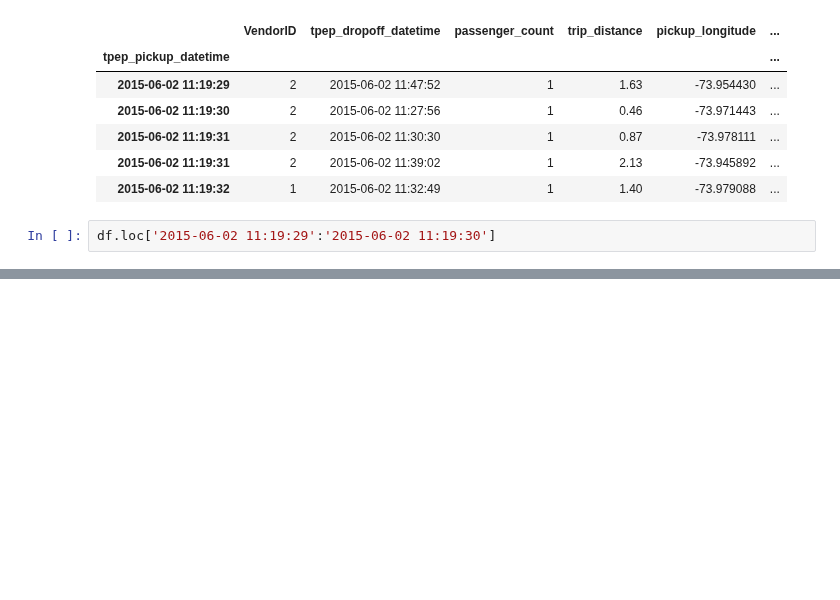
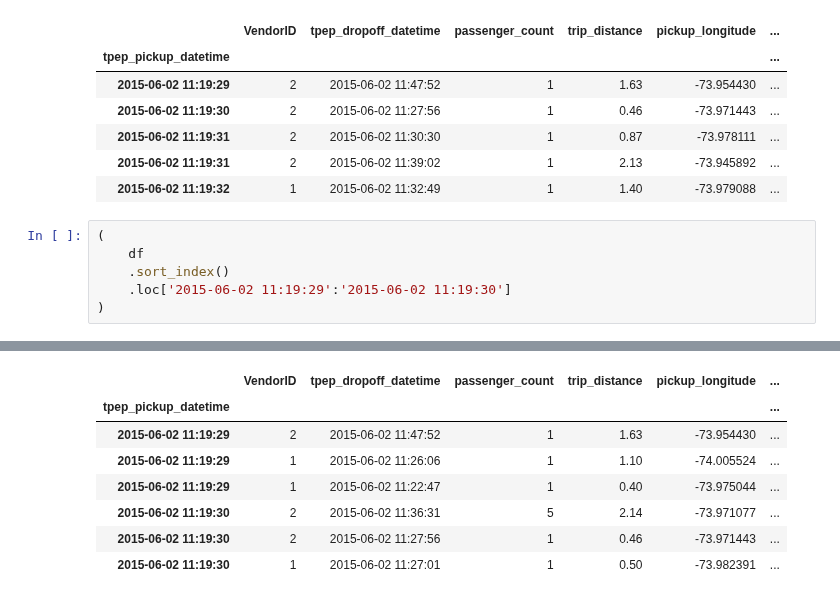
Before and after one commit to reuven/apple-2024-q4-data, a Jupyter notebook: Apple - 2024-10October-01.ipynb, the cells around one changed output, grey strips where cells are left out. Saved outputs shown, nothing was run; the diff lists cells and outputs as text; blank space fills up the shorter version.

```diff
--- a/Apple - 2024-10October-01.ipynb
+++ b/Apple - 2024-10October-01.ipynb
@@ -696,5 +696,9 @@ df.head()
 | 2015-06-02 11:19:31 | 2 | 2015-06-02 11:39:02 | 1 | 2.13 | -73.945892 | ... |
 | 2015-06-02 11:19:32 | 1 | 2015-06-02 11:32:49 | 1 | 1.40 | -73.979088 | ... |
 # %%
-df.loc['2015-06-02 11:19:29':'2015-06-02 11:19:30']
+(
+    df
+    .sort_index()
+    .loc['2015-06-02 11:19:29':'2015-06-02 11:19:30']
+)
 # %% [output]
@@ -701,0 +705,8 @@ KeyError: "Cannot get left slice bound for non-unique label: '2015-06-02 11:19:2
+|  | VendorID | tpep_dropoff_datetime | passenger_count | trip_distance | pickup_longitude | ... |
+| tpep_pickup_datetime |  |  |  |  |  | ... |
+| 2015-06-02 11:19:29 | 2 | 2015-06-02 11:47:52 | 1 | 1.63 | -73.954430 | ... |
+| 2015-06-02 11:19:29 | 1 | 2015-06-02 11:26:06 | 1 | 1.10 | -74.005524 | ... |
+| 2015-06-02 11:19:29 | 1 | 2015-06-02 11:22:47 | 1 | 0.40 | -73.975044 | ... |
+| 2015-06-02 11:19:30 | 2 | 2015-06-02 11:36:31 | 5 | 2.14 | -73.971077 | ... |
+| 2015-06-02 11:19:30 | 2 | 2015-06-02 11:27:56 | 1 | 0.46 | -73.971443 | ... |
+| 2015-06-02 11:19:30 | 1 | 2015-06-02 11:27:01 | 1 | 0.50 | -73.982391 | ... |
```
Also changed, not shown: parts of 2 cells of this notebook.
